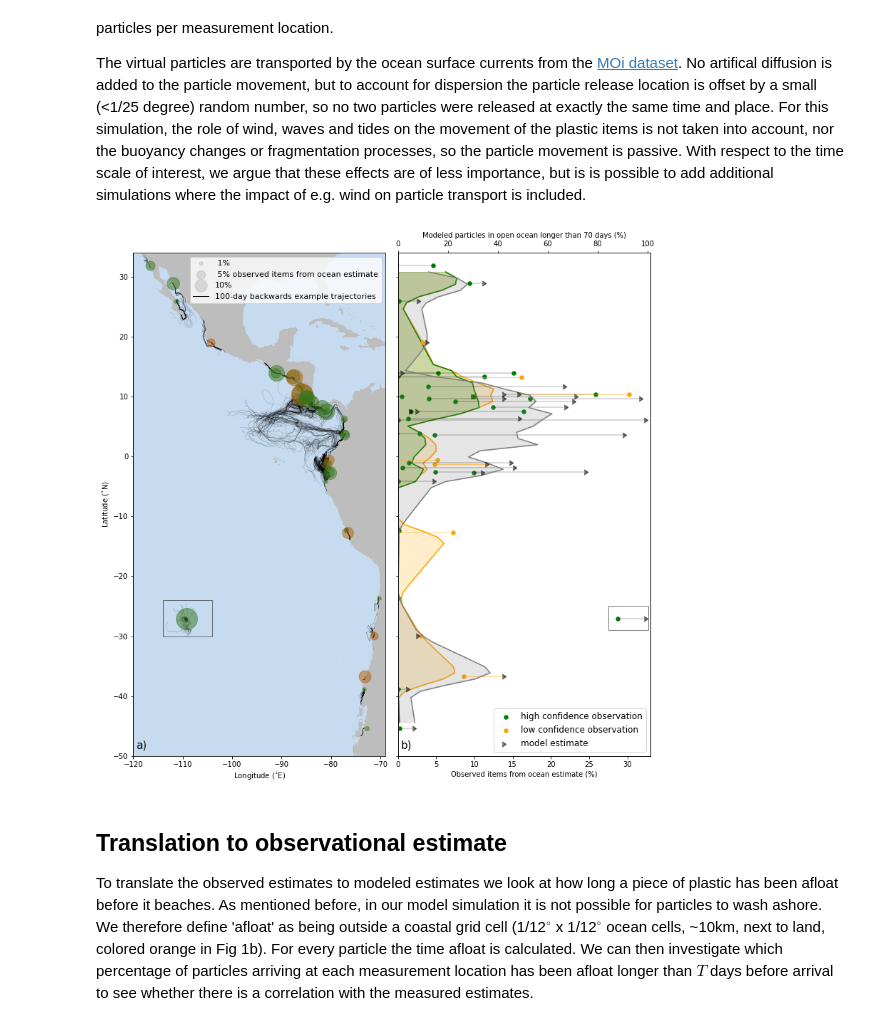
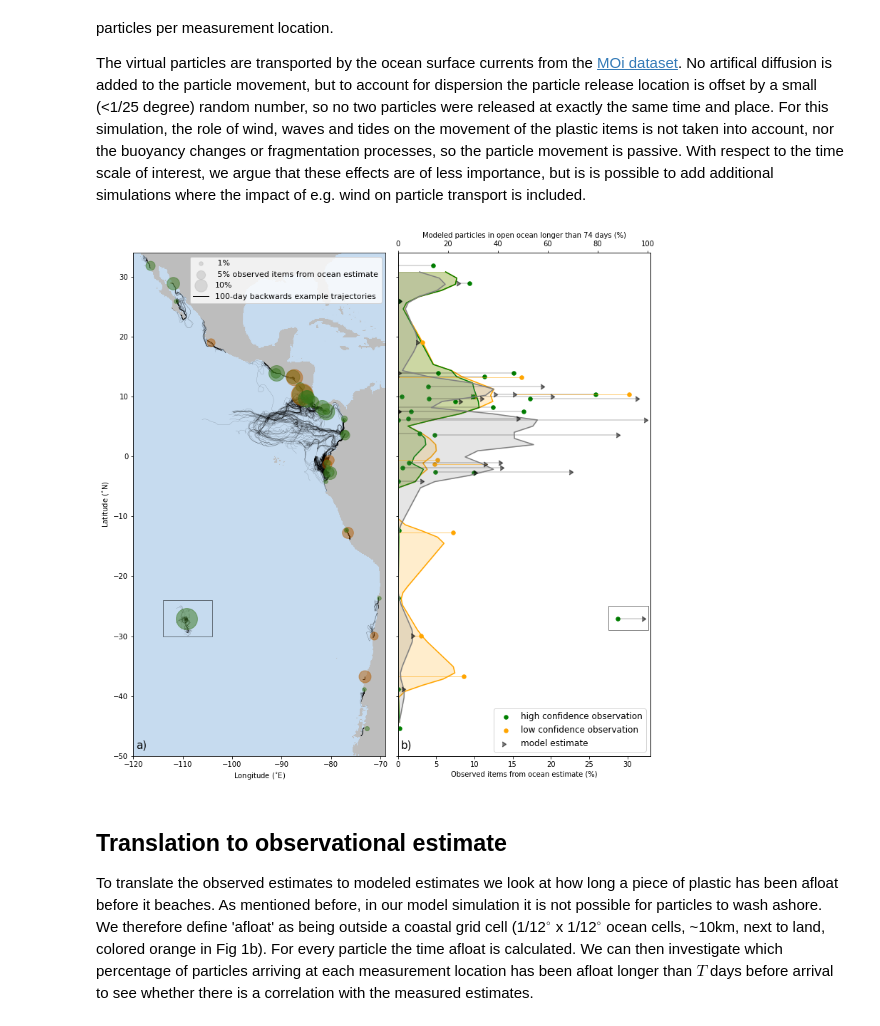
Before and after one commit to OceanParcels/SouthAmerica_Epibionts, a Jupyter notebook: Analysis_epibionts_30d.ipynb, the cells around one changed output. Saved outputs shown, nothing was run; the diff lists cells and outputs as text; code cells hidden in the pictures.

```diff
--- a/Analysis_epibionts_30d.ipynb
+++ b/Analysis_epibionts_30d.ipynb
@@ -230,7 +215,7 @@ ax3.set_xlim([0,mmax])
 
 ax2.set_yticklabels([])
 ax2.set_xlabel('Observed items from ocean estimate (%)')
-ax3.set_xlabel('Modeled particles in open ocean longer than 70 days (%)')
+ax3.set_xlabel('Modeled particles in open ocean longer than 74 days (%)')
 ax2.legend(loc='lower right',prop={"size":12})
 
 #add text box with correlation and p-value
@@ -241,31 +226,31 @@ ax2.legend(loc='lower right',prop={"size":12})
 #ax2.text(0.82, 0.98, textstr, transform=ax2.transAxes, fontsize=12,
 #        verticalalignment='top', horizontalalignment='left')
 
 gs.update(wspace=0.05)
 
 # add smooth curve in panel (b)
 ax3.plot(Ys_m,Xi[int(N/2):-int(N/2)],color='grey')
 ax3.fill_betweenx(Xi[int(N/2):-int(N/2)],0,Ys_m,color='grey',alpha=0.2)
 ax2.plot(Ys_o,Xi[int(N/2):-int(N/2)],color='orange')
 ax2.fill_betweenx(Xi[int(N/2):-int(N/2)],0,Ys_o,color='orange',alpha=0.2)
 ax2.plot(Ys_o2,Xi[int(N/2):-int(N/2)],color='green')
 ax2.fill_betweenx(Xi[int(N/2):-int(N/2)],0,Ys_o2,color='green',alpha=0.2)
 
 # add figure labels
 ax1.text(0.01, 0.01, 'a)', transform=ax1.transAxes, fontsize=15,
         verticalalignment='bottom', horizontalalignment='left')
 ax2.text(0.01, 0.01, 'b)', transform=ax2.transAxes, fontsize=15,
         verticalalignment='bottom', horizontalalignment='left')
 
 # Add box around Rapa Nui
 rect1 = patches.Rectangle((-114, -30), 10, 6, linewidth=1, edgecolor='k', facecolor='none', alpha=0.5)
 rect2= patches.Rectangle((27.5, -29), 5.2, 4, linewidth=1, edgecolor='k', facecolor='none', alpha=0.5)
 
 ax1.add_patch(rect1)
 ax2.add_patch(rect2)
 
 # Save figure
 plt.tight_layout()
 plt.savefig('figures/map_correlation_30d.png',dpi=300,facecolor='#ffffff')
 # %% [output]
-[figure, old version]
+[figure, new version]
```
Also changed, not shown: parts of 7 cells of this notebook, 50 other files.
